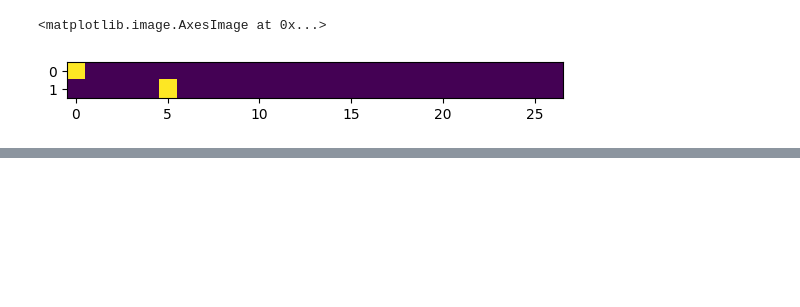
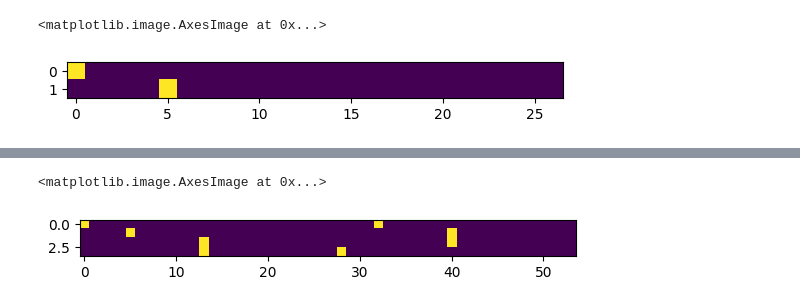
Before and after one commit to ashjostan7/makemore, a Jupyter notebook: neural_net_bigrams.ipynb, the cells around one changed output, grey strips where cells are left out. Saved outputs shown, nothing was run; the diff lists cells and outputs as text; code cells hidden in the pictures; blank space fills up the shorter version.

```diff
--- a/neural_net_bigrams.ipynb
+++ b/neural_net_bigrams.ipynb
@@ -83,3 +83,10 @@ plt.imshow(xencoded[0,:,:])
 # %% [output]
 <matplotlib.image.AxesImage at 0x...>
 [figure]
+# %%
+xencoded = torch.flatten(xencoded, start_dim=1).to(dtype=float)
+print(xencoded.shape)
+print(xencoded)
+# reshaped_input = xencoded.view((-1, 27))
+# print(reshaped_input.shape)
+# print(reshaped_input)
@@ -85,0 +108,5 @@ plt.imshow(xencoded[0,:,:])
+# %%
+plt.imshow(xencoded)
+# %% [output]
+<matplotlib.image.AxesImage at 0x...>
+[figure, added]
```
Also changed, not shown: parts of 8 cells of this notebook.
